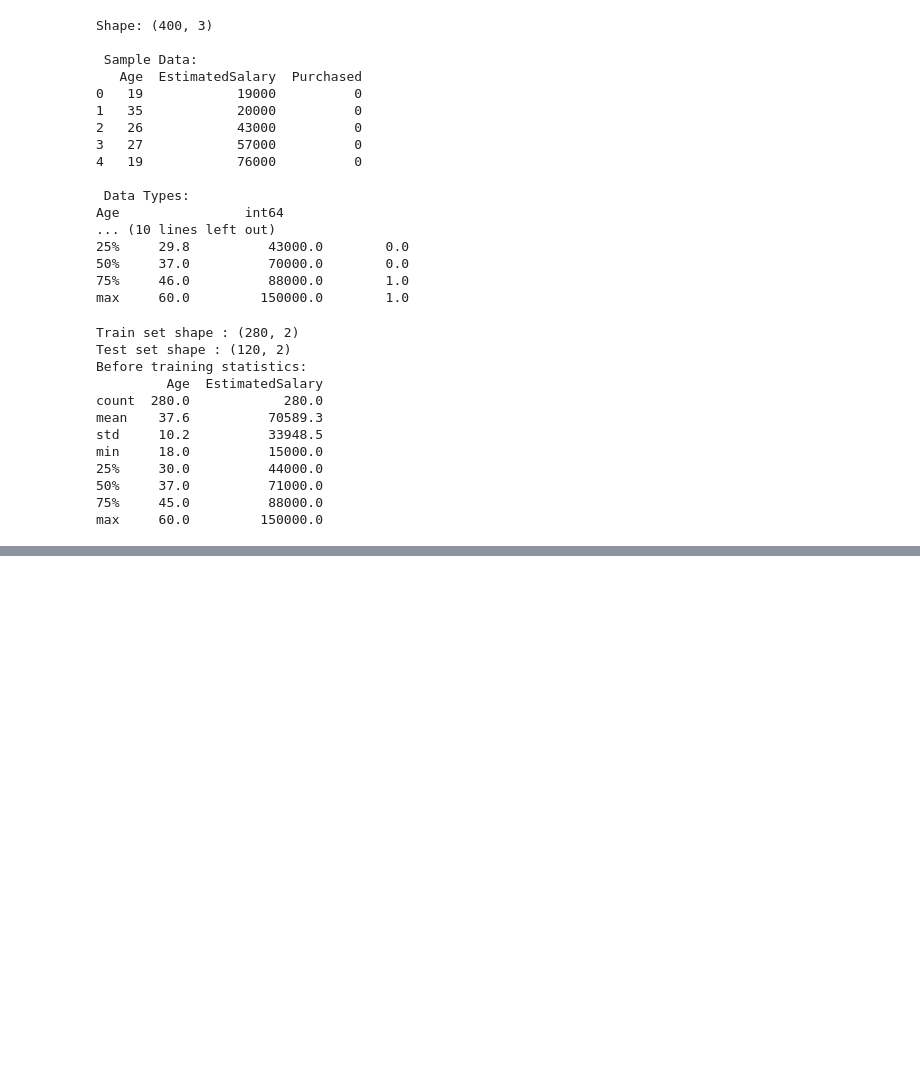
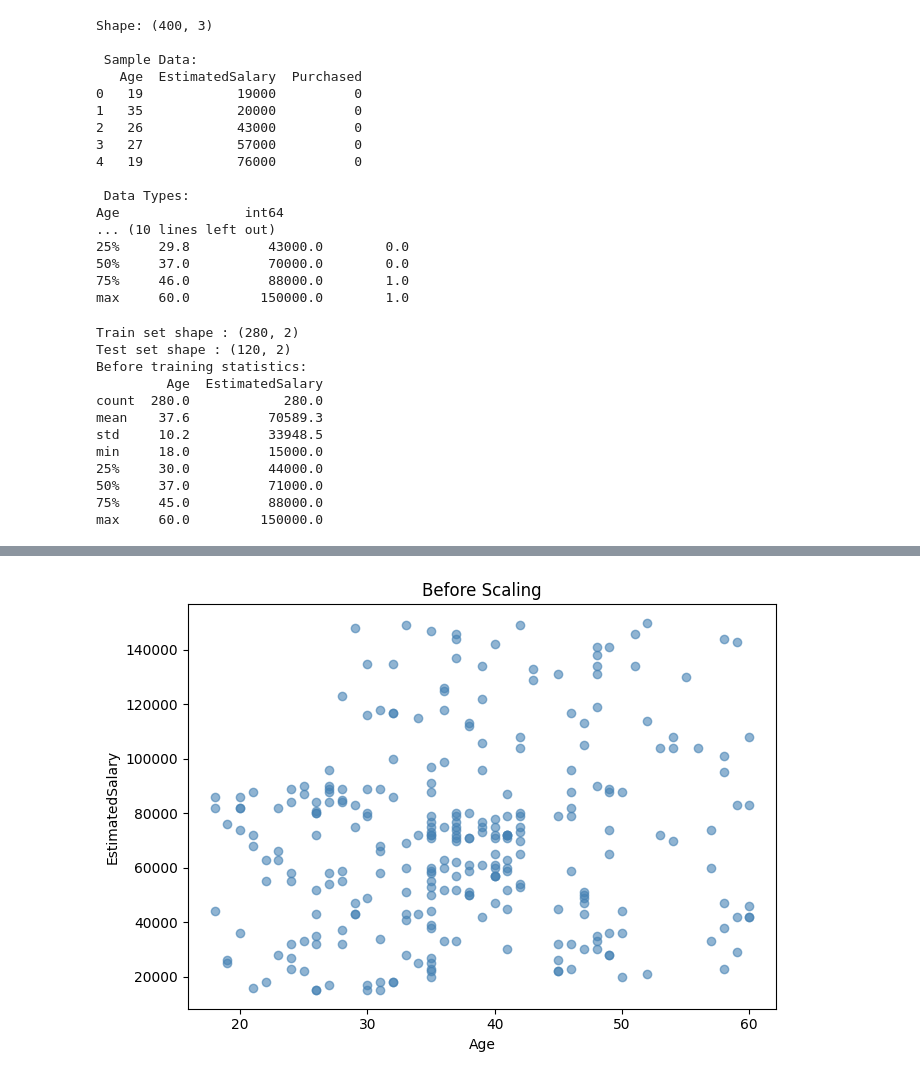
Before and after one commit to kinari3007/100-days-of-Machine-Learning, a Jupyter notebook: Day_24/standardization.ipynb, the cells around one changed output, grey strips where cells are left out. Saved outputs shown, nothing was run; the diff lists cells and outputs as text; code cells hidden in the pictures; blank space fills up the shorter version.

Commit message:
Feature Scaling - Standardization

```diff
--- a/Day_24/standardization.ipynb
+++ b/Day_24/standardization.ipynb
@@ -92,0 +109,13 @@ SyntaxError: invalid decimal literal (2375775756.py, line 8)
+# %%
+# Before scaling
+fig, ax = plt.subplots(figsize=(7, 5))
+
+ax.scatter(X_train['Age'], X_train['EstimatedSalary'],
+           color='steelblue', alpha=0.6)
+ax.set_title("Before Scaling")
+ax.set_xlabel("Age")
+ax.set_ylabel("EstimatedSalary")
+plt.tight_layout()
+plt.show()
+# %% [output]
+[figure, added]
```
Also changed, not shown: parts of 10 cells of this notebook.
